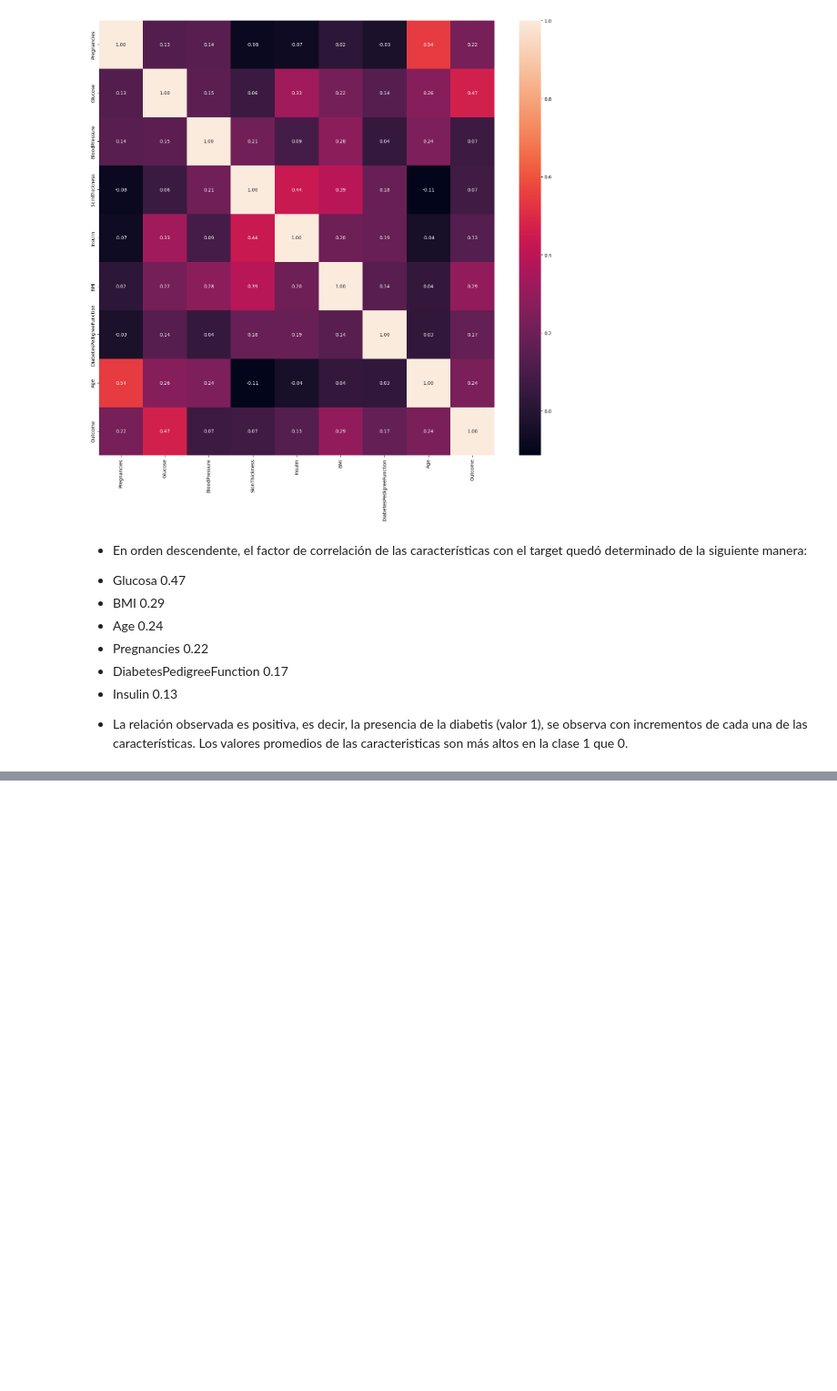
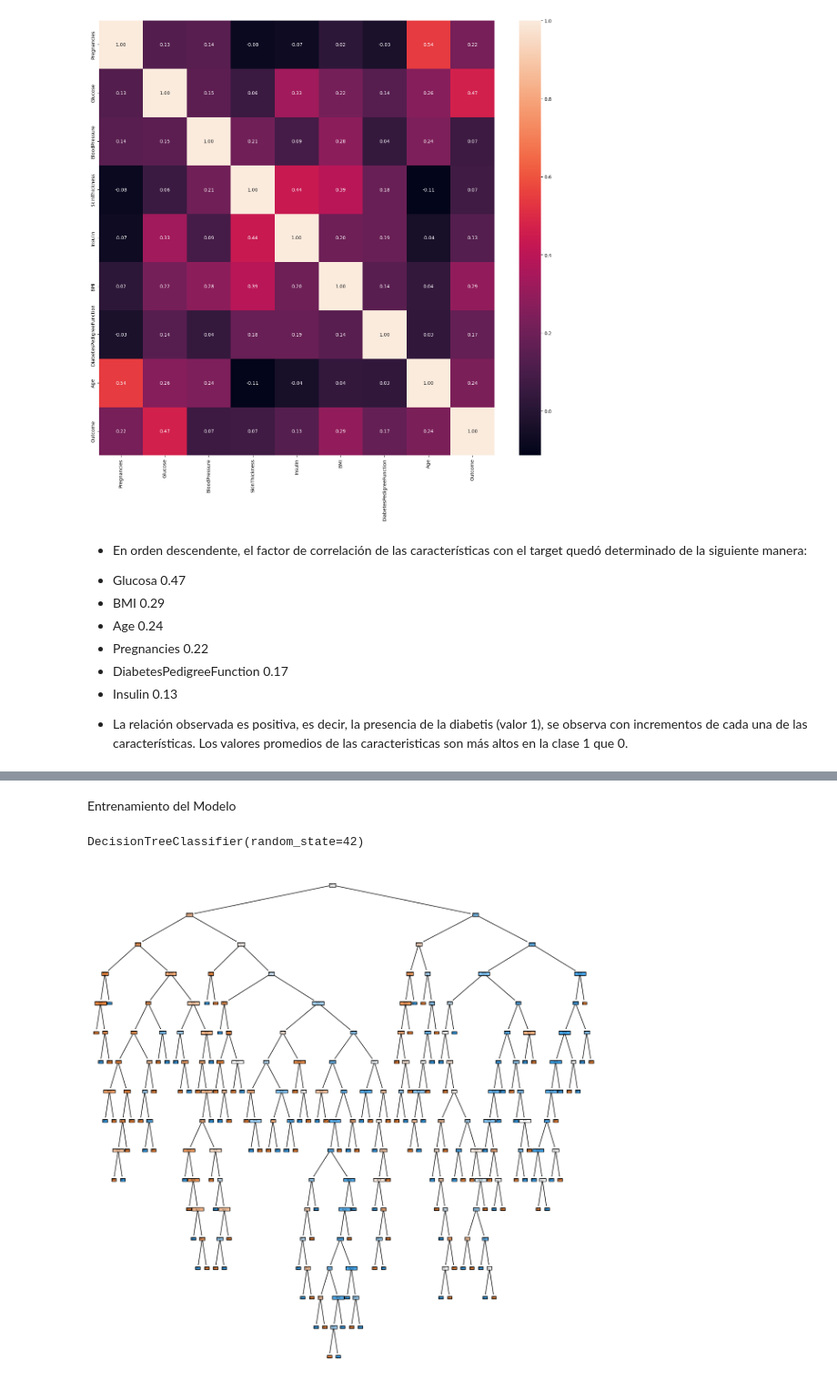
Before and after one commit to Jairo-Almanza/Proyecto-Arbol-de-Decision, a Jupyter notebook: src/explore.ipynb, the cells around one changed output, grey strips where cells are left out. Shown at 91% size. Cells and saved outputs as stored; diff of their text form; code cells hidden in the pictures; blank space fills up the shorter version.

Commit message:
Proyecto Finalizado por completo

```diff
--- a/src/explore.ipynb
+++ b/src/explore.ipynb
@@ -239,0 +378,8 @@ plt.show()
+# %%
+y=df_diabetes_bal['Outcome']
+X=df_diabetes_bal.drop('Outcome',axis=1)[var_x]
+
+X_train, X_test, y_train, y_test = train_test_split(X, y, test_size = 0.2, random_state = 42)
+y.to_csv("/workspaces/Proyecto-Arbol-de-Decision/data/processed/y.csv",index=False)
+X.to_csv("/workspaces/Proyecto-Arbol-de-Decision/data/processed/X.csv",index=False)
+X_train.head()
@@ -239,0 +393,17 @@ plt.show()
+# %% [markdown]
+Entrenamiento del Modelo
+# %%
+model = DecisionTreeClassifier(random_state = 42)
+model.fit(X_train, y_train)
+# %% [output]
+DecisionTreeClassifier(random_state=42)
+# %%
+#Visualizamos modelo
+
+fig = plt.figure(figsize=(15,15))
+
+tree.plot_tree(model, feature_names = list(X_train.columns), class_names = ["0", "1"], filled = True)
+
+plt.show()
+# %% [output]
+[figure, added]
```
Also changed, not shown: parts of 35 cells of this notebook, 3 other files.
